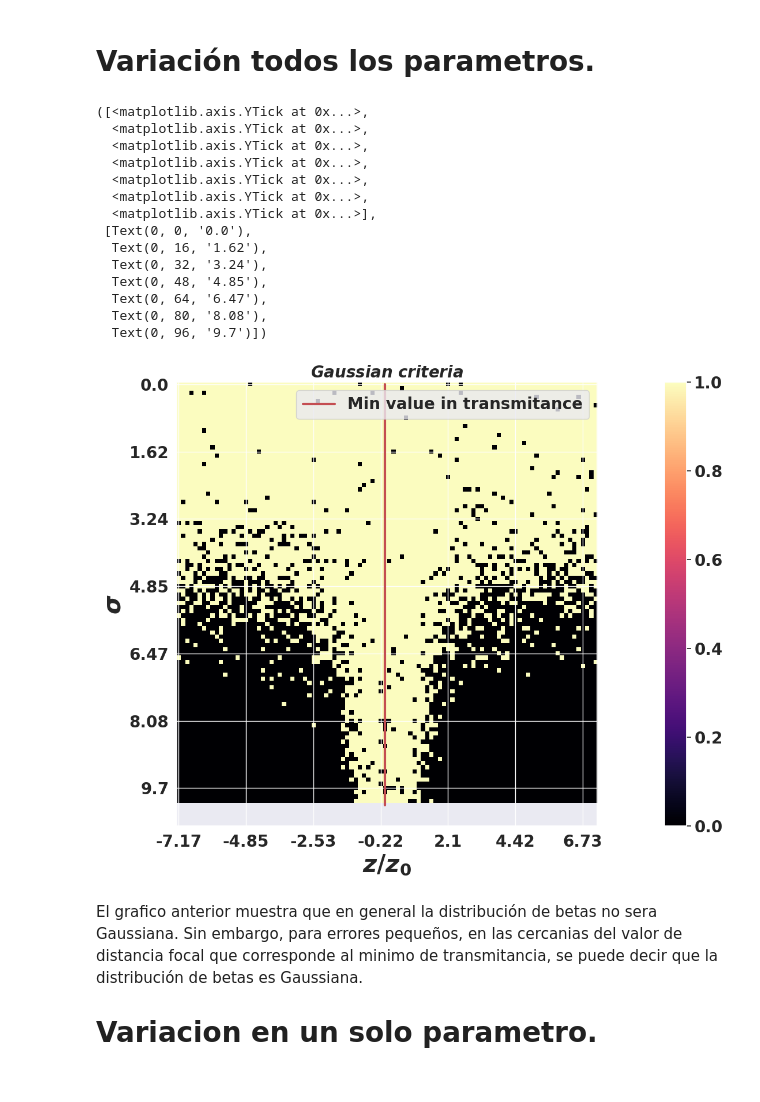
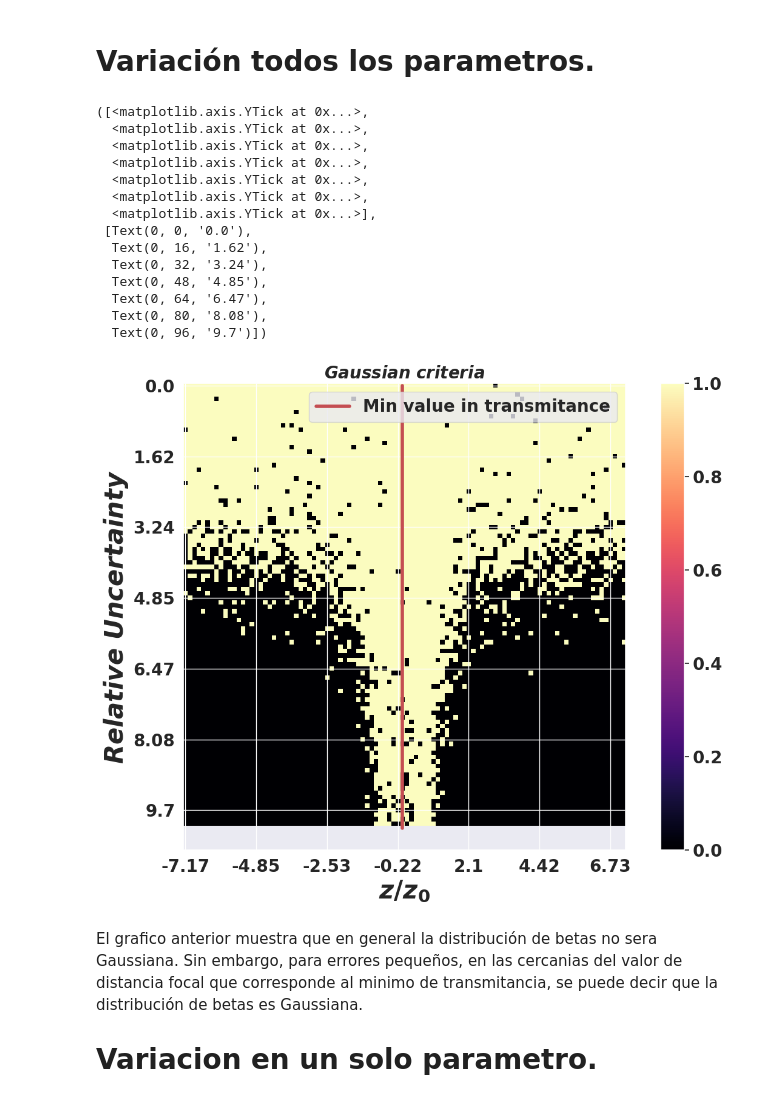
Before and after one commit to EstebanM-98/University_codes, a Jupyter notebook: TPA/ver_Gaussz.ipynb, the cells around one changed output. Saved outputs shown, nothing was run; the diff lists cells and outputs as text; code cells hidden in the pictures.

```diff
--- a/TPA/ver_Gaussz.ipynb
+++ b/TPA/ver_Gaussz.ipynb
@@ -247,52 +250,52 @@ for k in range(len(z)):
 
     for c,j in enumerate(er_r):
 
-        beta_hist=np.array(dist_betas(500,j,k,params))
+        beta_hist=np.array(dist_betas(1000,j,k,params))
         criterio=confirm_gauss(beta_hist)
         final[c,k]=criterio
 # %%
-fig = plt.figure(figsize=(30,10))
+fig = plt.figure(figsize=(15,10))
 
 er_r=np.linspace(0.005,10,100) #Porcentaje de error
 matplotlib.rc('xtick', labelsize=20)
 matplotlib.rc('ytick', labelsize=20)
 plt.imshow(final, cmap='magma')
-plt.plot([index,index],[len(er_r),0],'r',lw=3,label='Min value in transmitance')
-plt.ylabel('$\sigma$ ',fontsize=30)
+plt.plot([index,index],[len(er_r),0],'r',lw=4,label='Min value in transmitance')
+plt.ylabel('$Relative$ $Uncertainty$',fontsize=30)
 plt.xlabel('$z/z_0$',fontsize=30)
 plt.title('$Gaussian$ $criteria$',fontsize=20)
 plt.legend(fontsize=20)
 plt.colorbar()
 
 nx = z.shape[0]
 no_labels = 7 # how many labels to see on axis x
 step_x = int(nx / (no_labels - 1)) # step between consecutive labels
 x_positions = np.arange(0,nx,step_x) # pixel count at label position
 x_labels = np.round((z/z0)[::step_x],2) # labels you want to see
 plt.xticks(x_positions, np.sort(x_labels),fontsize=20)
 
 ny = er_r.shape[0]
 no_labels = 7 # how many labels to see on axis x
 step_y = int(ny / (no_labels - 1)) # step between consecutive labels
 y_positions = np.arange(0,ny,step_y) # pixel count at label position
 y_labels = np.round(er_r[::step_y],2) # labels you want to see
 plt.yticks(y_positions, np.sort(y_labels),fontsize=20)
 # %% [output]
 ([<matplotlib.axis.YTick at 0x...>,
   <matplotlib.axis.YTick at 0x...>,
   <matplotlib.axis.YTick at 0x...>,
   <matplotlib.axis.YTick at 0x...>,
   <matplotlib.axis.YTick at 0x...>,
   <matplotlib.axis.YTick at 0x...>,
   <matplotlib.axis.YTick at 0x...>],
  [Text(0, 0, '0.0'),
   Text(0, 16, '1.62'),
   Text(0, 32, '3.24'),
   Text(0, 48, '4.85'),
   Text(0, 64, '6.47'),
   Text(0, 80, '8.08'),
   Text(0, 96, '9.7')])
-[figure, old version]
+[figure, new version]
 # %% [markdown]
 El grafico anterior muestra que en general la distribución de betas no sera Gaussiana. Sin embargo, para errores pequeños, en las cercanias del valor de distancia focal que corresponde al minimo de transmitancia, se puede decir que la distribución de betas es Gaussiana.
 
```
Also changed, not shown: parts of 3 cells of this notebook, 5 other files.
